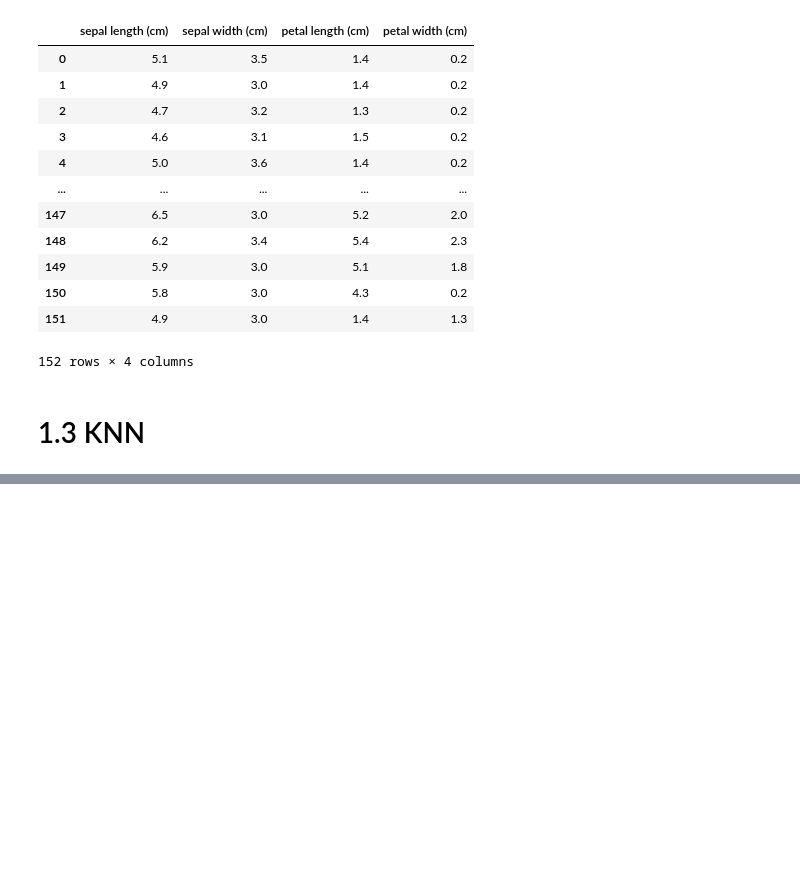
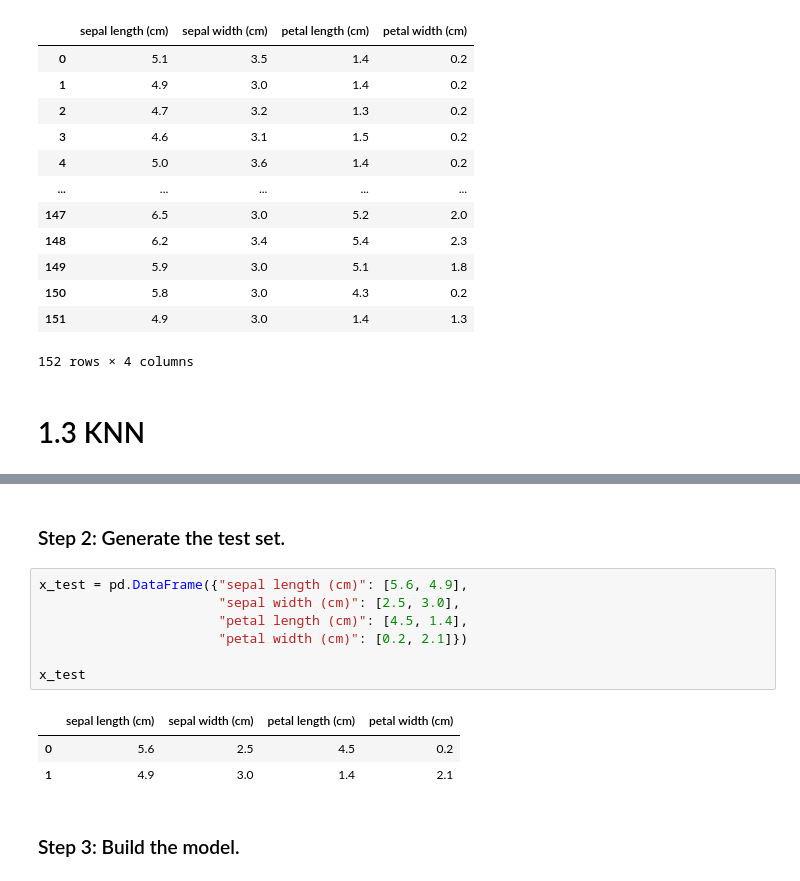
Before and after one commit to Temiloluwa-Oloye/Missing-Value-Processing, a Jupyter notebook: missing_value_processing.ipynb, the cells around one changed output, grey strips where cells are left out. Cells and saved outputs as stored; diff of their text form; blank space fills up the shorter version.

```diff
--- a/missing_value_processing.ipynb
+++ b/missing_value_processing.ipynb
@@ -367,0 +412,15 @@ median
+# %% [markdown]
+### Step 2: Generate the test set. ###
+# %%
+x_test = pd.DataFrame({"sepal length (cm)": [5.6, 4.9],
+                       "sepal width (cm)": [2.5, 3.0],
+                       "petal length (cm)": [4.5, 1.4],
+                       "petal width (cm)": [0.2, 2.1]})
+
+x_test
+# %% [output]
+|  | sepal length (cm) | sepal width (cm) | petal length (cm) | petal width (cm) |
+| 0 | 5.6 | 2.5 | 4.5 | 0.2 |
+| 1 | 4.9 | 3.0 | 1.4 | 2.1 |
+# %% [markdown]
+### Step 3: Build the model. ###
```
Also changed, not shown: parts of 8 cells of this notebook.
